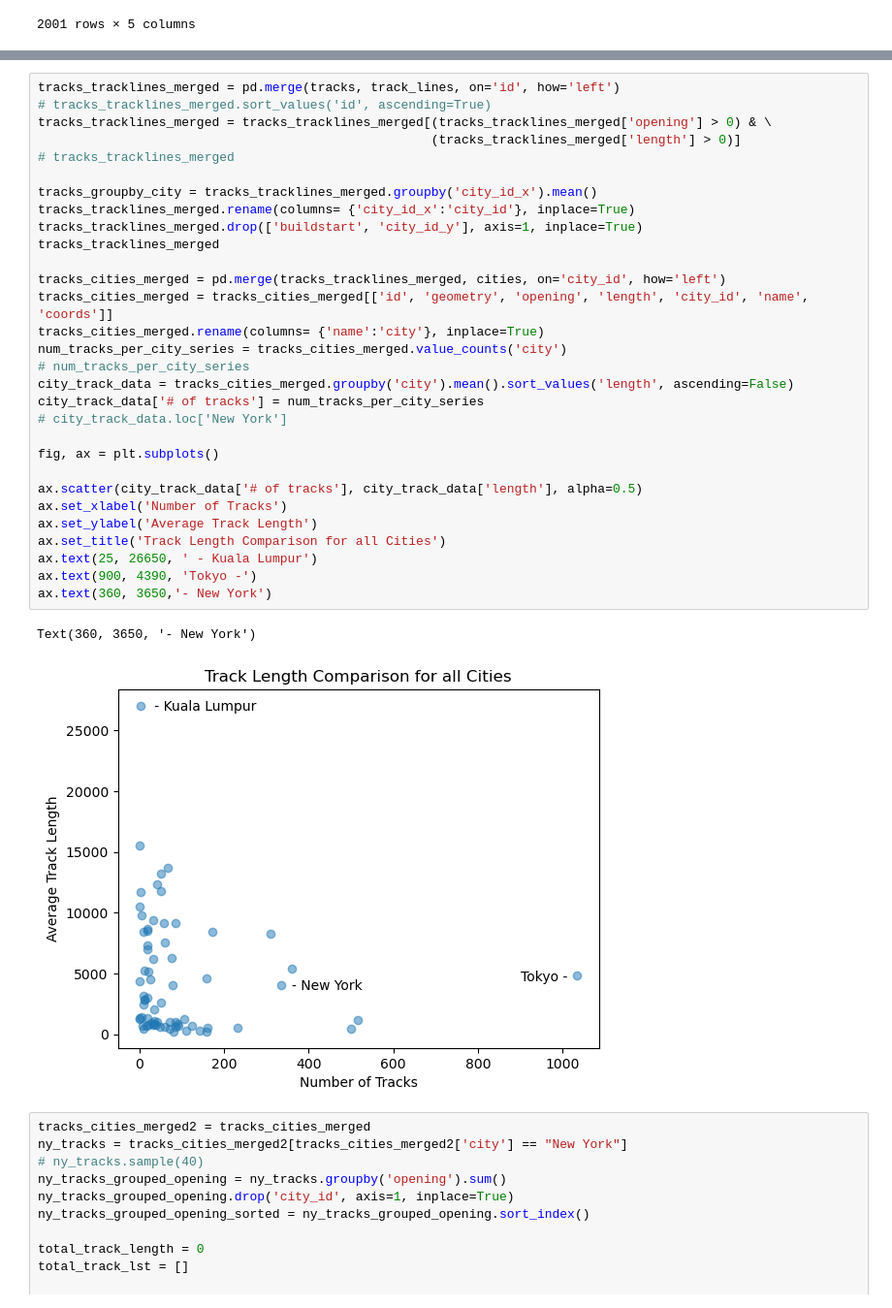
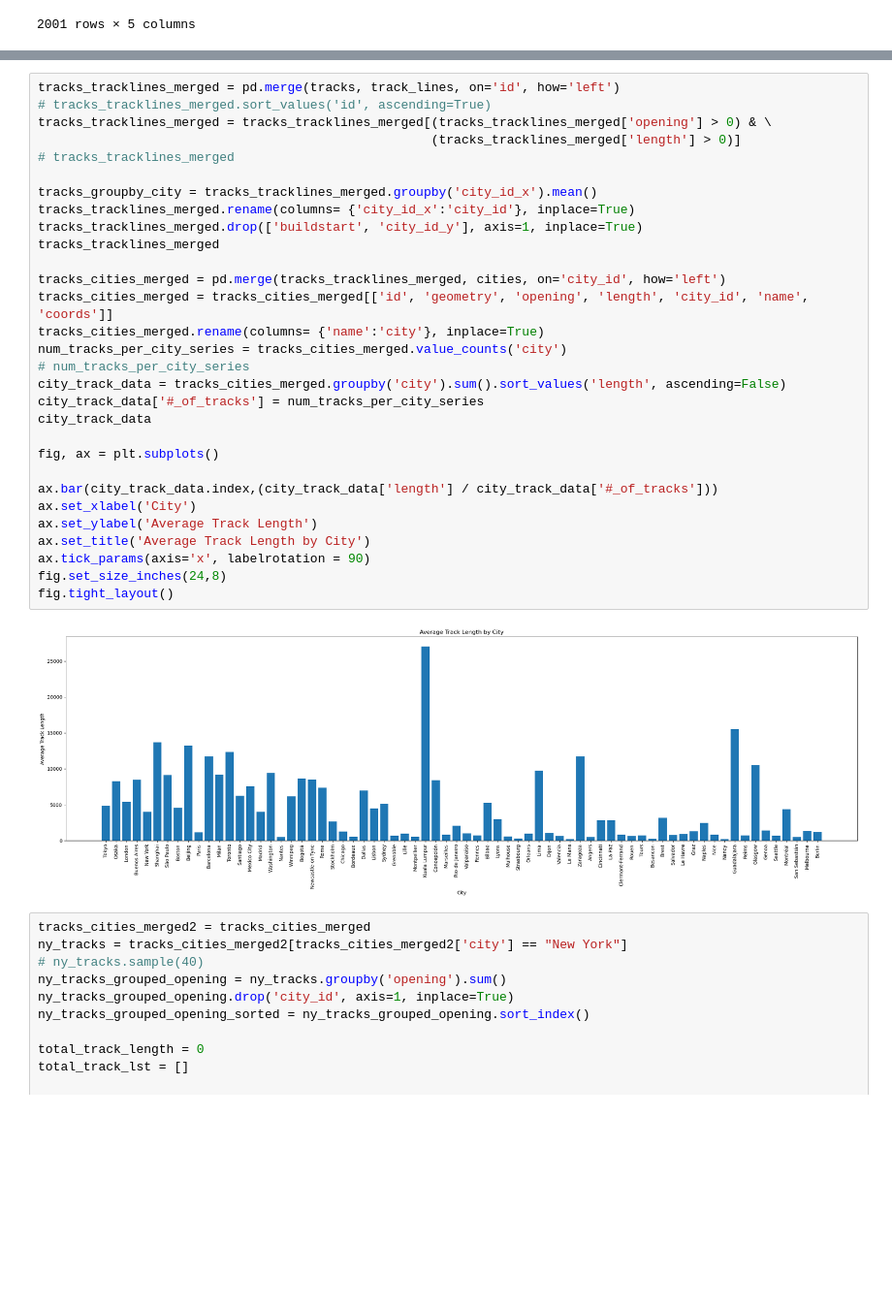
Before and after one commit to JaimeVRodriguez/transit_systems_of_word_eda, a Jupyter notebook: notebooks/testing.ipynb, the cells around one changed output, grey strips where cells are left out. Shown at 97% size. Cells and saved outputs as stored; diff of their text form; blank space fills up the shorter version.

Commit message:
fixed average track length comparison

```diff
--- a/notebooks/testing.ipynb
+++ b/notebooks/testing.ipynb
@@ -349,36 +349,35 @@ map_us
 # %%
 tracks_tracklines_merged = pd.merge(tracks, track_lines, on='id', how='left')
 # tracks_tracklines_merged.sort_values('id', ascending=True)
 tracks_tracklines_merged = tracks_tracklines_merged[(tracks_tracklines_merged['opening'] > 0) & \
                                                     (tracks_tracklines_merged['length'] > 0)]
 # tracks_tracklines_merged
 
 tracks_groupby_city = tracks_tracklines_merged.groupby('city_id_x').mean()
 tracks_tracklines_merged.rename(columns= {'city_id_x':'city_id'}, inplace=True)
 tracks_tracklines_merged.drop(['buildstart', 'city_id_y'], axis=1, inplace=True)
 tracks_tracklines_merged
 
 tracks_cities_merged = pd.merge(tracks_tracklines_merged, cities, on='city_id', how='left')
 tracks_cities_merged = tracks_cities_merged[['id', 'geometry', 'opening', 'length', 'city_id', 'name', 'coords']]
 tracks_cities_merged.rename(columns= {'name':'city'}, inplace=True)
 num_tracks_per_city_series = tracks_cities_merged.value_counts('city')
 # num_tracks_per_city_series
-city_track_data = tracks_cities_merged.groupby('city').mean().sort_values('length', ascending=False)
-city_track_data['# of tracks'] = num_tracks_per_city_series
-# city_track_data.loc['New York']
+city_track_data = tracks_cities_merged.groupby('city').sum().sort_values('length', ascending=False)
+city_track_data['#_of_tracks'] = num_tracks_per_city_series
+city_track_data
 
 fig, ax = plt.subplots()
 
-ax.scatter(city_track_data['# of tracks'], city_track_data['length'], alpha=0.5)
-ax.set_xlabel('Number of Tracks')
+ax.bar(city_track_data.index,(city_track_data['length'] / city_track_data['#_of_tracks']))
+ax.set_xlabel('City')
 ax.set_ylabel('Average Track Length')
-ax.set_title('Track Length Comparison for all Cities')
-ax.text(25, 26650, ' - Kuala Lumpur')
-ax.text(900, 4390, 'Tokyo -')
-ax.text(360, 3650,'- New York')
+ax.set_title('Average Track Length by City')
+ax.tick_params(axis='x', labelrotation = 90)
+fig.set_size_inches(24,8)
+fig.tight_layout()
 # %% [output]
-Text(360, 3650, '- New York')
-[figure, old version]
+[figure, new version]
 # %%
 tracks_cities_merged2 = tracks_cities_merged
 ny_tracks = tracks_cities_merged2[tracks_cities_merged2['city'] == "New York"]
```
Also changed, not shown: parts of 4 cells of this notebook, 1 other file.
